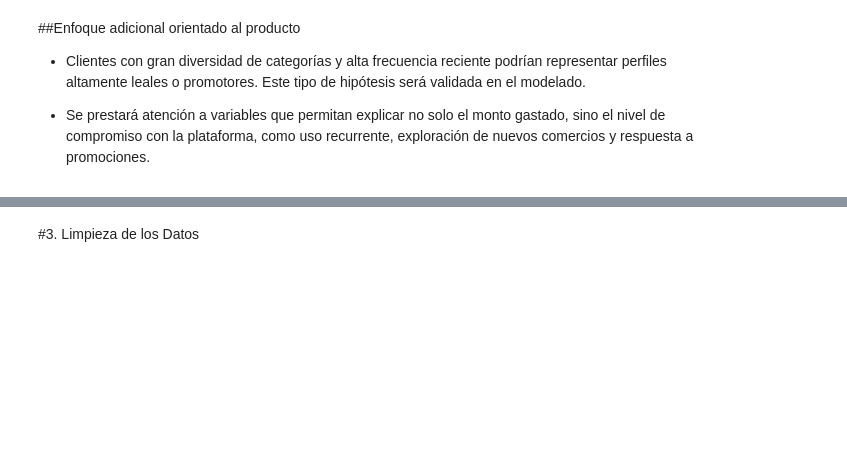
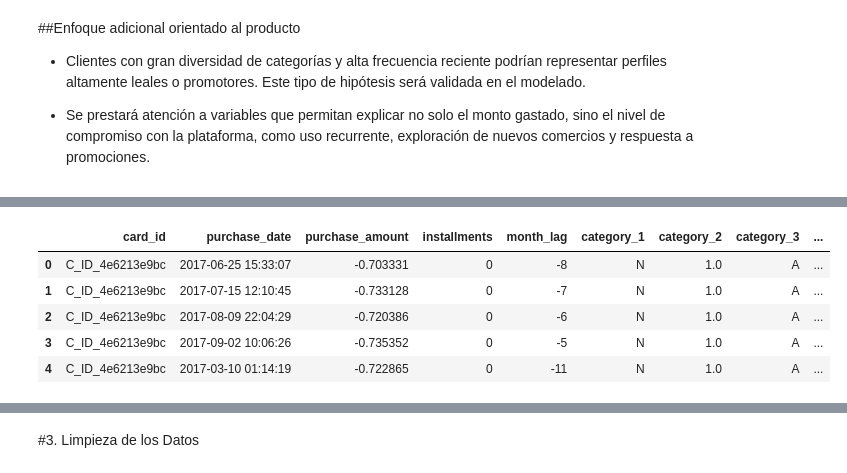
Before and after one commit to paulsantillan787/elo-data-mining, a Jupyter notebook: Preparacion_de_los_datos.ipynb, the cells around one changed output, grey strips where cells are left out. Cells and saved outputs as stored; diff of their text form; code cells hidden in the pictures; blank space fills up the shorter version.

```diff
--- a/Preparacion_de_los_datos.ipynb
+++ b/Preparacion_de_los_datos.ipynb
@@ -131,0 +137,9 @@ merchants_selected.to_csv("src/merchants_selected.csv", index=False)
+# %%
+historical_selected.head()
+# %% [output]
+|  | card_id | purchase_date | purchase_amount | installments | month_lag | category_1 | category_2 | category_3 | ... |
+| 0 | C_ID_4e6213e9bc | 2017-06-25 15:33:07 | -0.703331 | 0 | -8 | N | 1.0 | A | ... |
+| 1 | C_ID_4e6213e9bc | 2017-07-15 12:10:45 | -0.733128 | 0 | -7 | N | 1.0 | A | ... |
+| 2 | C_ID_4e6213e9bc | 2017-08-09 22:04:29 | -0.720386 | 0 | -6 | N | 1.0 | A | ... |
+| 3 | C_ID_4e6213e9bc | 2017-09-02 10:06:26 | -0.735352 | 0 | -5 | N | 1.0 | A | ... |
+| 4 | C_ID_4e6213e9bc | 2017-03-10 01:14:19 | -0.722865 | 0 | -11 | N | 1.0 | A | ... |
```
Also changed, not shown: parts of 35 cells of this notebook.
